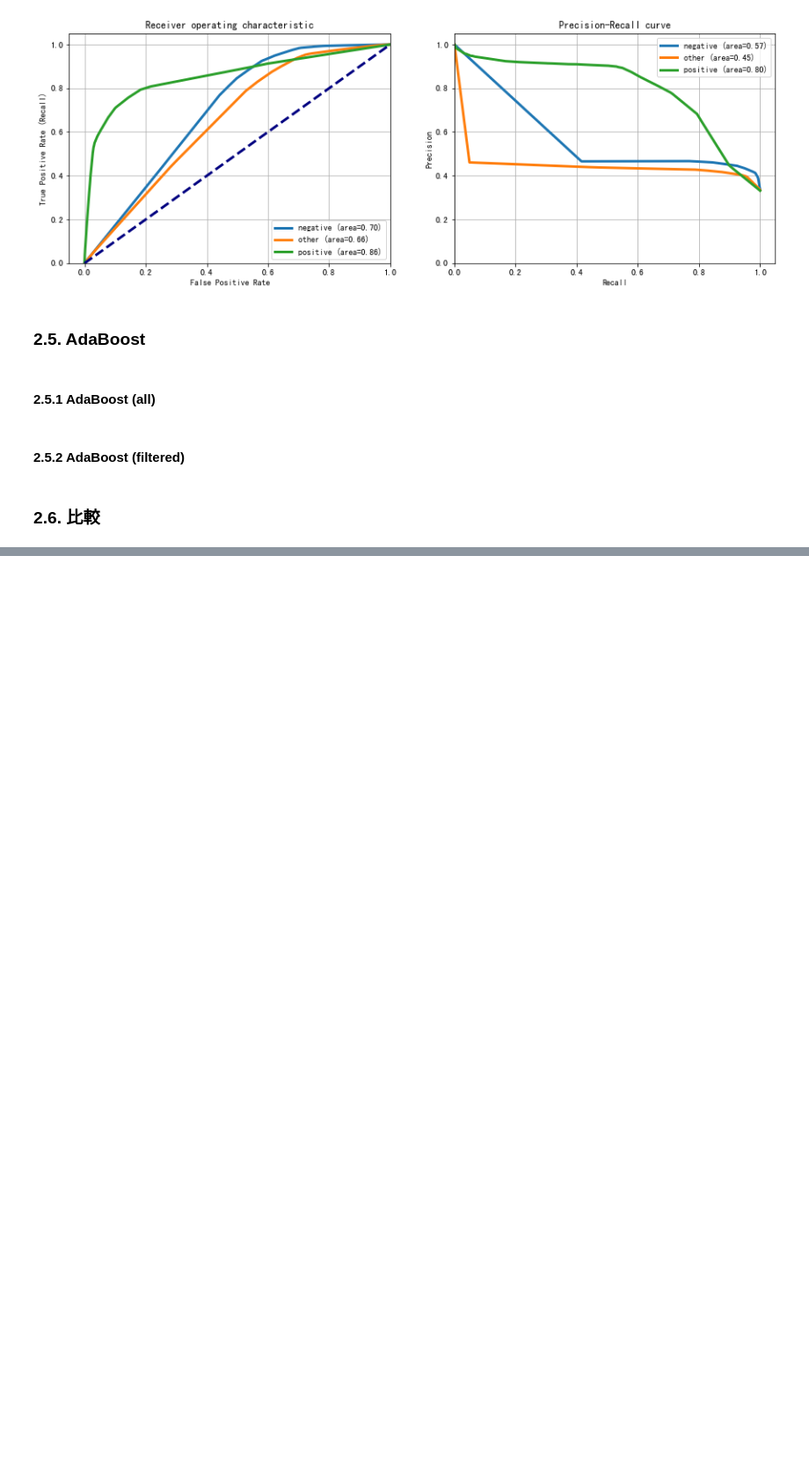
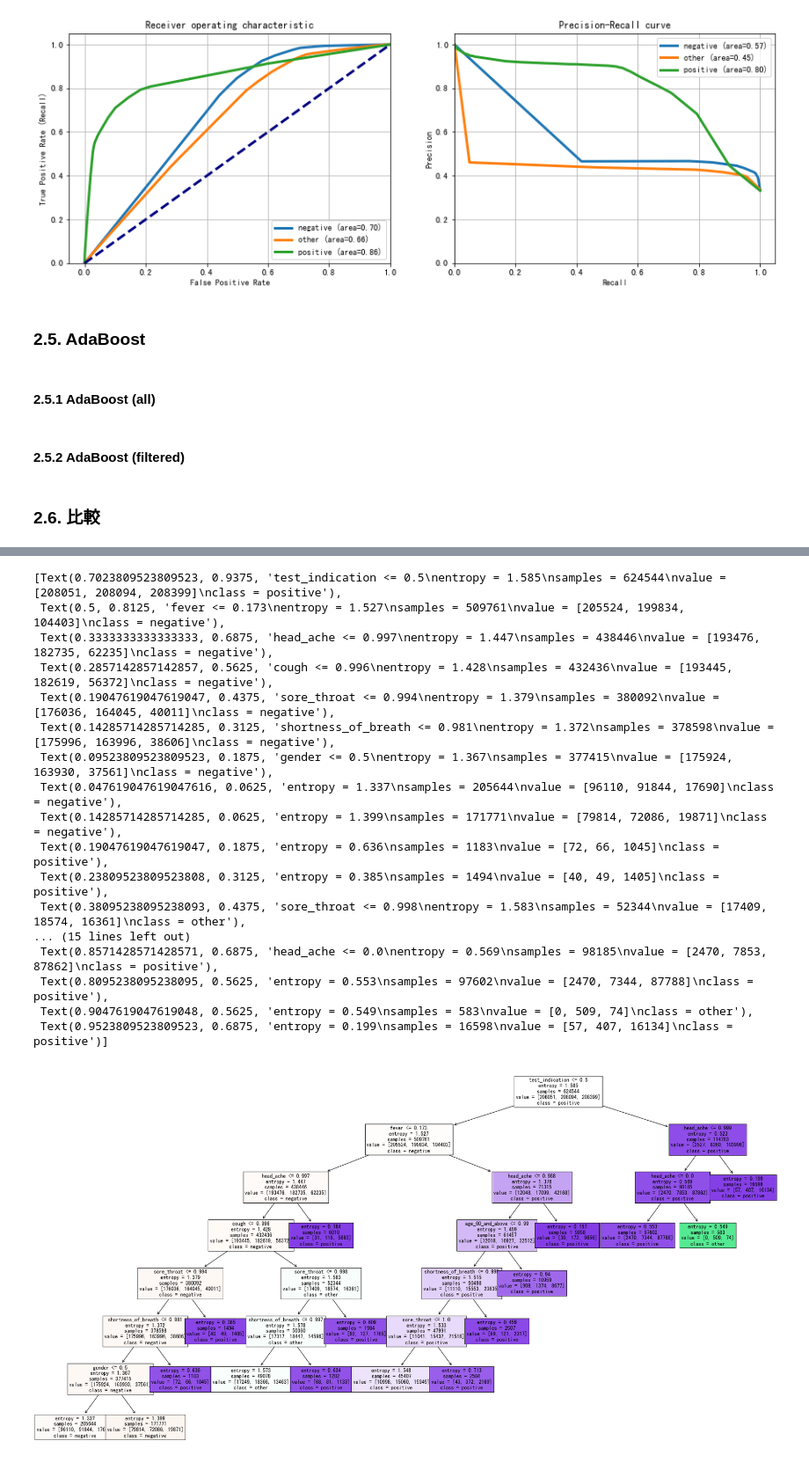
Before and after one commit to oraclekaia/dm, a Jupyter notebook: project1.ipynb, the cells around one changed output, grey strips where cells are left out. Shown at 88% size. Saved outputs shown, nothing was run; the diff lists cells and outputs as text; code cells hidden in the pictures; blank space fills up the shorter version.

```diff
--- a/project1.ipynb
+++ b/project1.ipynb
@@ -1246,0 +1242,3 @@ weighted avg       0.53      0.55      0.50    195171
+# %%
+X_resampled_all_s, y_resampled_all_s = SMOTE().fit_resample(X_all, y)
+print(sorted(Counter(y_resampled_all_s).items()))
@@ -1246,0 +1520,3 @@ weighted avg       0.53      0.55      0.50    195171
+# %%
+dt_all = DecisionTreeClassifier(criterion='entropy', max_leaf_nodes=16)
+dt_all.fit(X_train_all, y_train_all)
@@ -1246,0 +1553,27 @@ weighted avg       0.53      0.55      0.50    195171
+# %%
+class_name=['negative', 'other', 'positive']
+fig=plt.figure(figsize=(30, 16))
+plot_tree(dt_all,
+          feature_names=features_all,
+          class_names=class_name,
+          fontsize=12,
+          filled=True)
+# %% [output]
+[Text(0.7023809523809523, 0.9375, 'test_indication <= 0.5\nentropy = 1.585\nsamples = 624544\nvalue = [208051, 208094, 208399]\nclass = positive'),
+ Text(0.5, 0.8125, 'fever <= 0.173\nentropy = 1.527\nsamples = 509761\nvalue = [205524, 199834, 104403]\nclass = negative'),
+ Text(0.3333333333333333, 0.6875, 'head_ache <= 0.997\nentropy = 1.447\nsamples = 438446\nvalue = [193476, 182735, 62235]\nclass = negative'),
+ Text(0.2857142857142857, 0.5625, 'cough <= 0.996\nentropy = 1.428\nsamples = 432436\nvalue = [193445, 182619, 56372]\nclass = negative'),
+ Text(0.19047619047619047, 0.4375, 'sore_throat <= 0.994\nentropy = 1.379\nsamples = 380092\nvalue = [176036, 164045, 40011]\nclass = negative'),
+ Text(0.14285714285714285, 0.3125, 'shortness_of_breath <= 0.981\nentropy = 1.372\nsamples = 378598\nvalue = [175996, 163996, 38606]\nclass = negative'),
+ Text(0.09523809523809523, 0.1875, 'gender <= 0.5\nentropy = 1.367\nsamples = 377415\nvalue = [175924, 163930, 37561]\nclass = negative'),
+ Text(0.047619047619047616, 0.0625, 'entropy = 1.337\nsamples = 205644\nvalue = [96110, 91844, 17690]\nclass = negative'),
+ Text(0.14285714285714285, 0.0625, 'entropy = 1.399\nsamples = 171771\nvalue = [79814, 72086, 19871]\nclass = negative'),
+ Text(0.19047619047619047, 0.1875, 'entropy = 0.636\nsamples = 1183\nvalue = [72, 66, 1045]\nclass = positive'),
+ Text(0.23809523809523808, 0.3125, 'entropy = 0.385\nsamples = 1494\nvalue = [40, 49, 1405]\nclass = positive'),
+ Text(0.38095238095238093, 0.4375, 'sore_throat <= 0.998\nentropy = 1.583\nsamples = 52344\nvalue = [17409, 18574, 16361]\nclass = other'),
+... (15 lines left out)
+ Text(0.8571428571428571, 0.6875, 'head_ache <= 0.0\nentropy = 0.569\nsamples = 98185\nvalue = [2470, 7853, 87862]\nclass = positive'),
+ Text(0.8095238095238095, 0.5625, 'entropy = 0.553\nsamples = 97602\nvalue = [2470, 7344, 87788]\nclass = positive'),
+ Text(0.9047619047619048, 0.5625, 'entropy = 0.549\nsamples = 583\nvalue = [0, 509, 74]\nclass = other'),
+ Text(0.9523809523809523, 0.6875, 'entropy = 0.199\nsamples = 16598\nvalue = [57, 407, 16134]\nclass = positive')]
+[figure, added]
```
Also changed, not shown: parts of 65 cells of this notebook.
